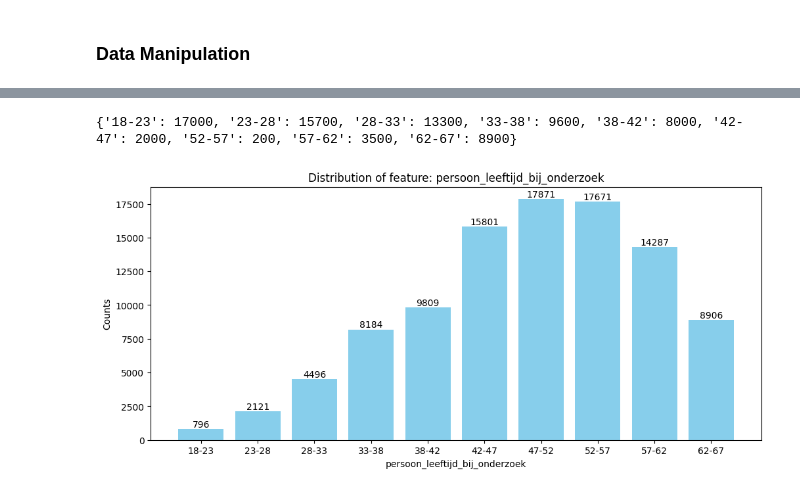
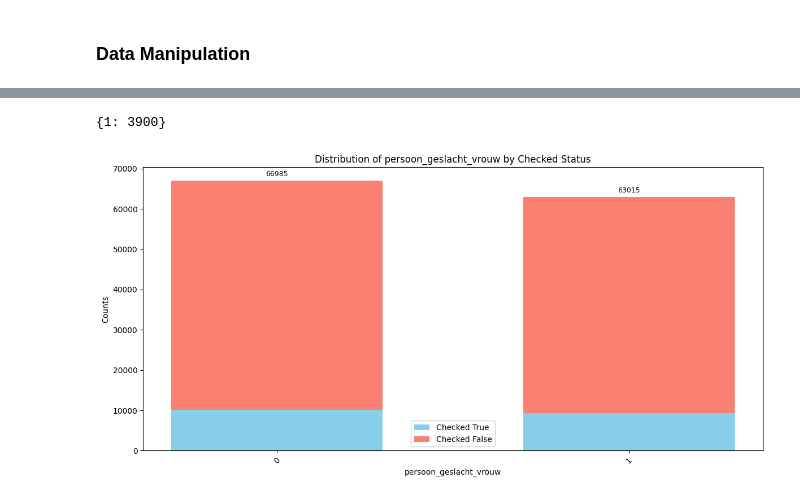
Before and after one commit to yulinchen03/TestingProject, a Jupyter notebook: src/team_2/biased_feature_selection.ipynb, the cells around one changed output, grey strips where cells are left out. Cells and saved outputs as stored; diff of their text form; code cells hidden in the pictures.

```diff
--- a/src/team_2/biased_feature_selection.ipynb
+++ b/src/team_2/biased_feature_selection.ipynb
@@ -344,5 +333,10 @@ plot_distribution(manipulated_data['persoon_leeftijd_bij_onderzoek'], 'persoon_l
-# %%
-plot_distribution(test_data['persoon_leeftijd_bij_onderzoek'], 'persoon_leeftijd_bij_onderzoek')
-# %% [output]
-{'18-23': 17000, '23-28': 15700, '28-33': 13300, '33-38': 9600, '38-42': 8000, '42-47': 2000, '52-57': 200, '57-62': 3500, '62-67': 8900}
-[figure, removed]
+# %%
+# load in original df again
+df = pd.read_csv('data/investigation_train_large_checked.csv')
+# %%
+### WE WANT TO INTRODUCE A BIAS TOWARDS WOMAN
+# Check distribution on women in data
+plot_dist_checked(df=df, feature='persoon_geslacht_vrouw')
+# %% [output]
+{1: 3900}
+[figure, added]
```
Also changed, not shown: parts of 17 cells of this notebook, 2 other files.
